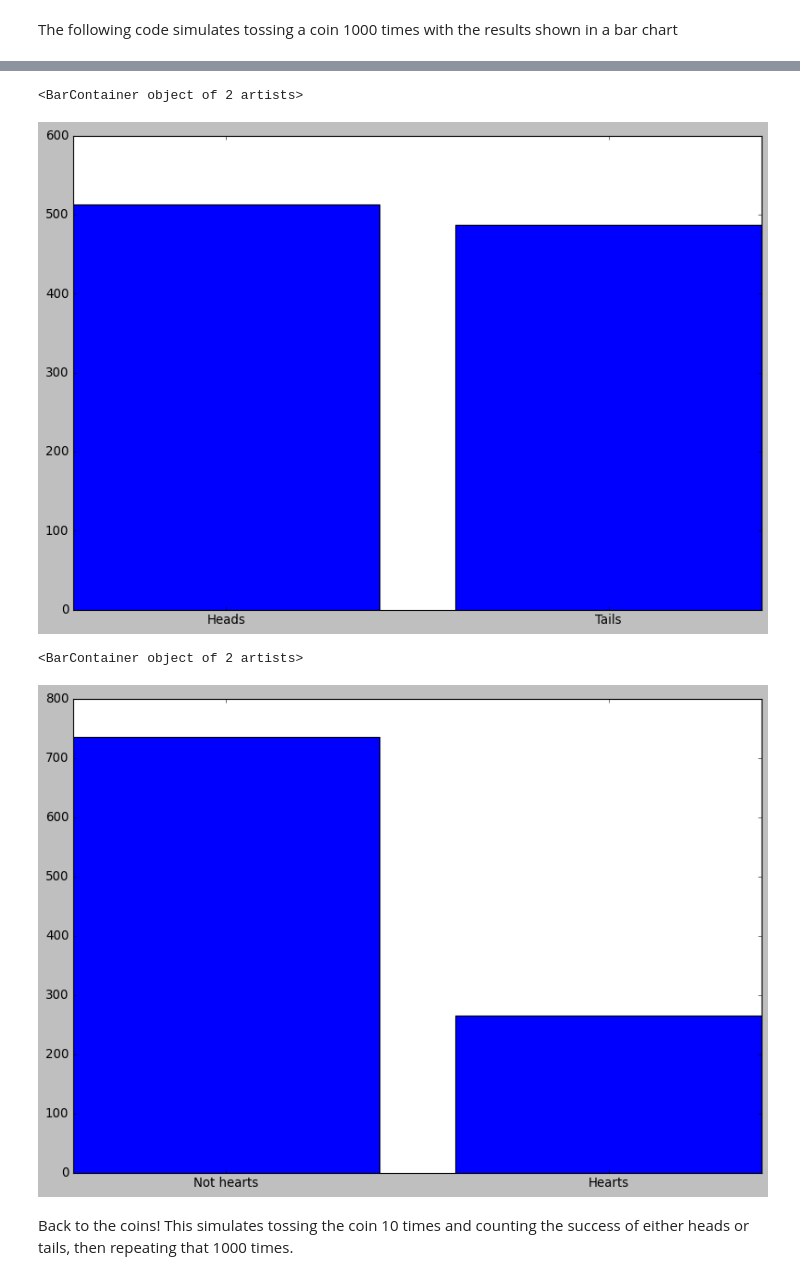
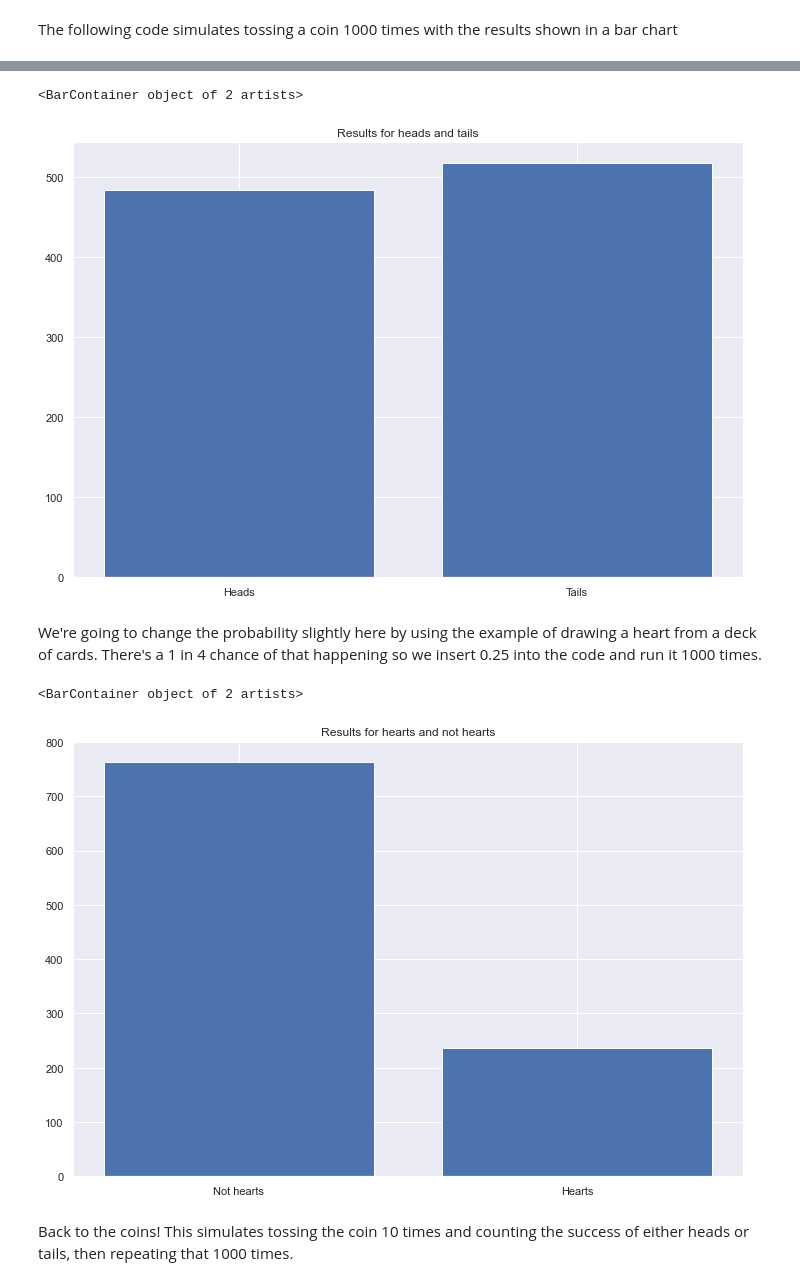
Before and after one commit to Caoimhinv/NumPy_Assignment, a Jupyter notebook: numpy.random.ipynb, the cells around one changed output, grey strips where cells are left out. Saved outputs shown, nothing was run; the diff lists cells and outputs as text; code cells hidden in the pictures.

```diff
--- a/numpy.random.ipynb
+++ b/numpy.random.ipynb
@@ -53,7 +43,7 @@ print(plt.style.available)
 ['Solarize_Light2', '_classic_test_patch', 'bmh', 'classic', 'dark_background', 'fast', 'fivethirtyeight', 'ggplot', 'grayscale', 'seaborn', 'seaborn-bright', 'seaborn-colorblind', 'seaborn-dark', 'se ...
 # %%
 # set global style for all plots
-plt.style.use('classic')
+plt.style.use('seaborn-pastel')
 
 # set global plot size
 plt.rcParams['figure.figsize'] = (12,8)
@@ -509,15 +455,20 @@ array([1, 0, 1, 1, 1, 0, 0, 1, 1, 1, 0, 0, 1, 0, 0, 1, 1, 1, 1, 0, 0, 0,
 # %%
+# creating a bar chart to visualise the results
+plt.title("Results for heads and tails")
 plt.bar(['Heads', 'Tails'], [s.size - s.sum(), s.sum()])
 # %% [output]
 <BarContainer object of 2 artists>
-[figure, old version]
+[figure, new version]
+# %% [markdown]
+We're going to change the probability slightly here by using the example of drawing a heart from a deck of cards. There's a 1 in 4 chance of that happening so we insert 0.25 into the code and run it 1000 times.
 # %%
 # change the probability to 0.25 to simulate choosing a heart from a deck of cards!
 s = rng.binomial(n=1, p=0.25, size=1000)
+plt.title("Results for hearts and not hearts")
 plt.bar(['Not hearts', 'Hearts'], [s.size - s.sum(), s.sum()])
 # %% [output]
 <BarContainer object of 2 artists>
-[figure, old version]
+[figure, new version]
 # %% [markdown]
 Back to the coins! This simulates tossing the coin 10 times and counting the success of either heads or tails, then repeating that 1000 times.
 # %%
```
Also changed, not shown: parts of 86 cells of this notebook, 10 other files.
